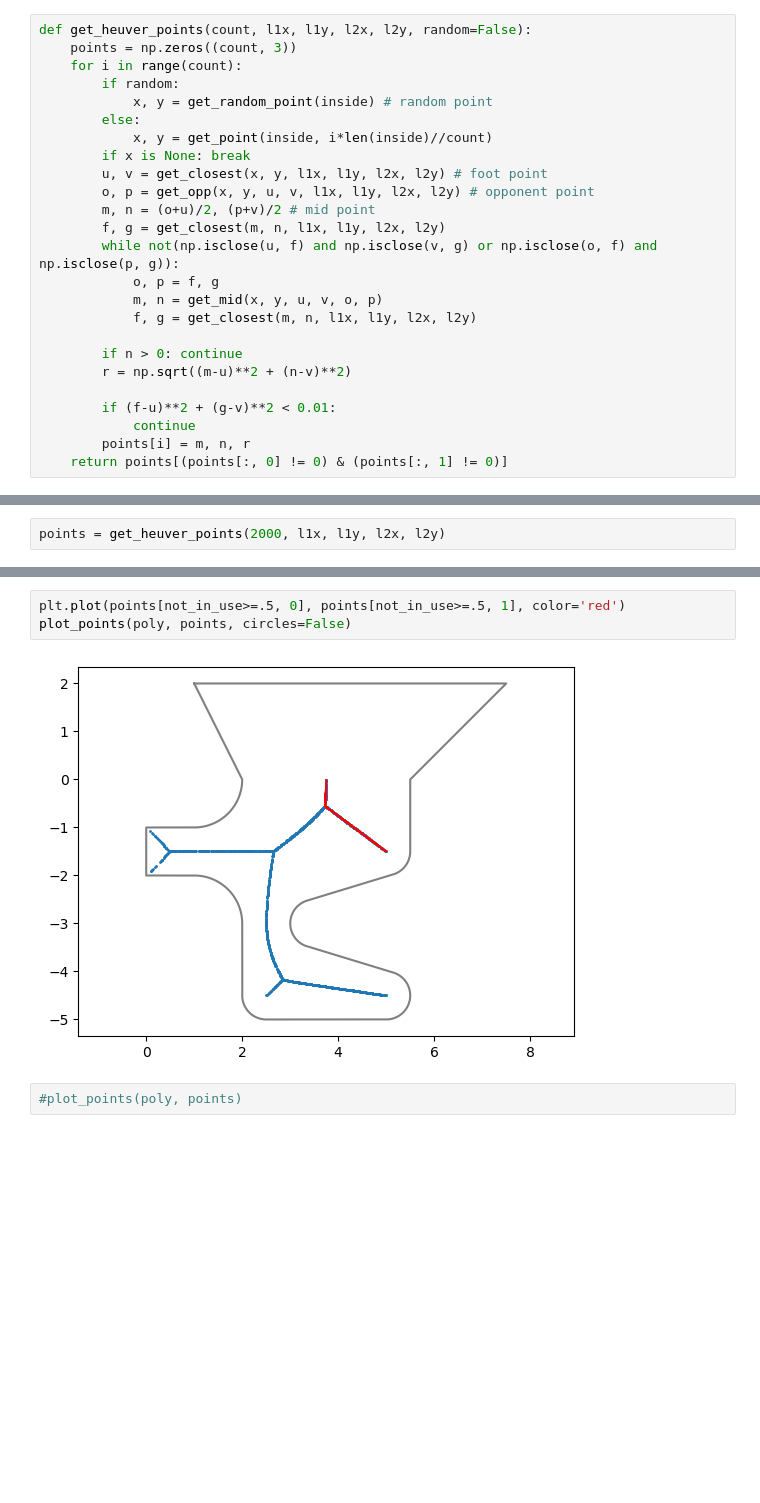
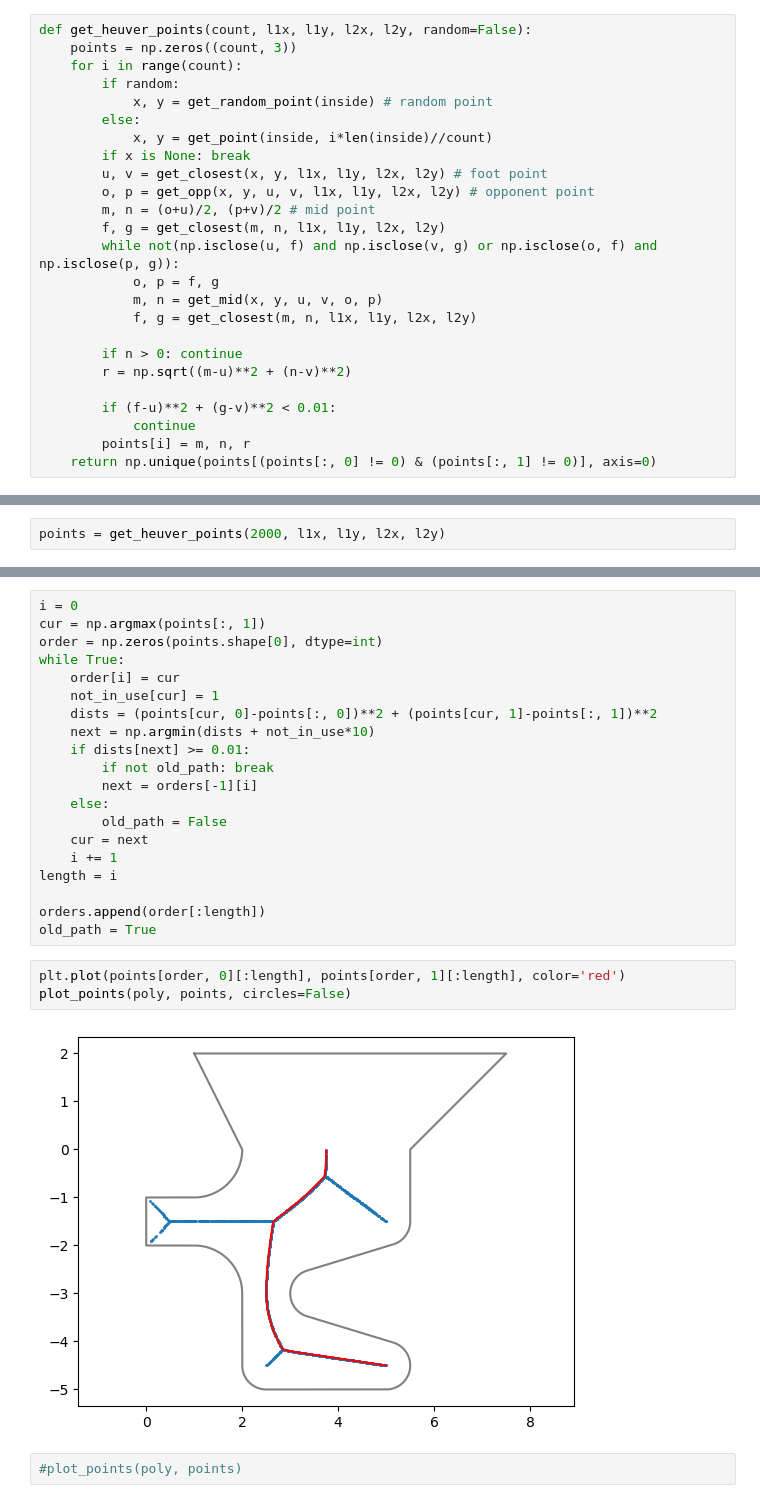
Before and after one commit to OF15-15/cweek25-magma, a Jupyter notebook: gruppe-sechs.ipynb, the cells around one changed output, grey strips where cells are left out. Cells and saved outputs as stored; diff of their text form; blank space fills up the shorter version.

Commit message:
3 paths working

```diff
--- a/gruppe-sechs.ipynb
+++ b/gruppe-sechs.ipynb
@@ -169,7 +169,7 @@ def get_heuver_points(count, l1x, l1y, l2x, l2y, random=False):
         if (f-u)**2 + (g-v)**2 < 0.01:
             continue
         points[i] = m, n, r
-    return points[(points[:, 0] != 0) & (points[:, 1] != 0)]
+    return np.unique(points[(points[:, 0] != 0) & (points[:, 1] != 0)], axis=0)
 # %%
 def plot_points(poly, points, circles=True, savefig=None, *args, **kwargs):
     """Plot a larger number of points inside a polygon"""
@@ -299,8 +260,28 @@ while True:
+# %%
+i = 0
+cur = np.argmax(points[:, 1])
+order = np.zeros(points.shape[0], dtype=int)
+while True:
+    order[i] = cur
+    not_in_use[cur] = 1
+    dists = (points[cur, 0]-points[:, 0])**2 + (points[cur, 1]-points[:, 1])**2
+    next = np.argmin(dists + not_in_use*10)
+    if dists[next] >= 0.01:
+        if not old_path: break
+        next = orders[-1][i]
+    else:
+        old_path = False
+    cur = next
+    i += 1
+length = i
+
+orders.append(order[:length])
+old_path = True
 # %%
-plt.plot(points[not_in_use>=.5, 0], points[not_in_use>=.5, 1], color='red')
+plt.plot(points[order, 0][:length], points[order, 1][:length], color='red')
 plot_points(poly, points, circles=False)
 # %% [output]
-[figure, old version]
+[figure, new version]
 # %%
 #plot_points(poly, points)
 # %% [output]
```
Also changed, not shown: parts of 1 cell of this notebook.
